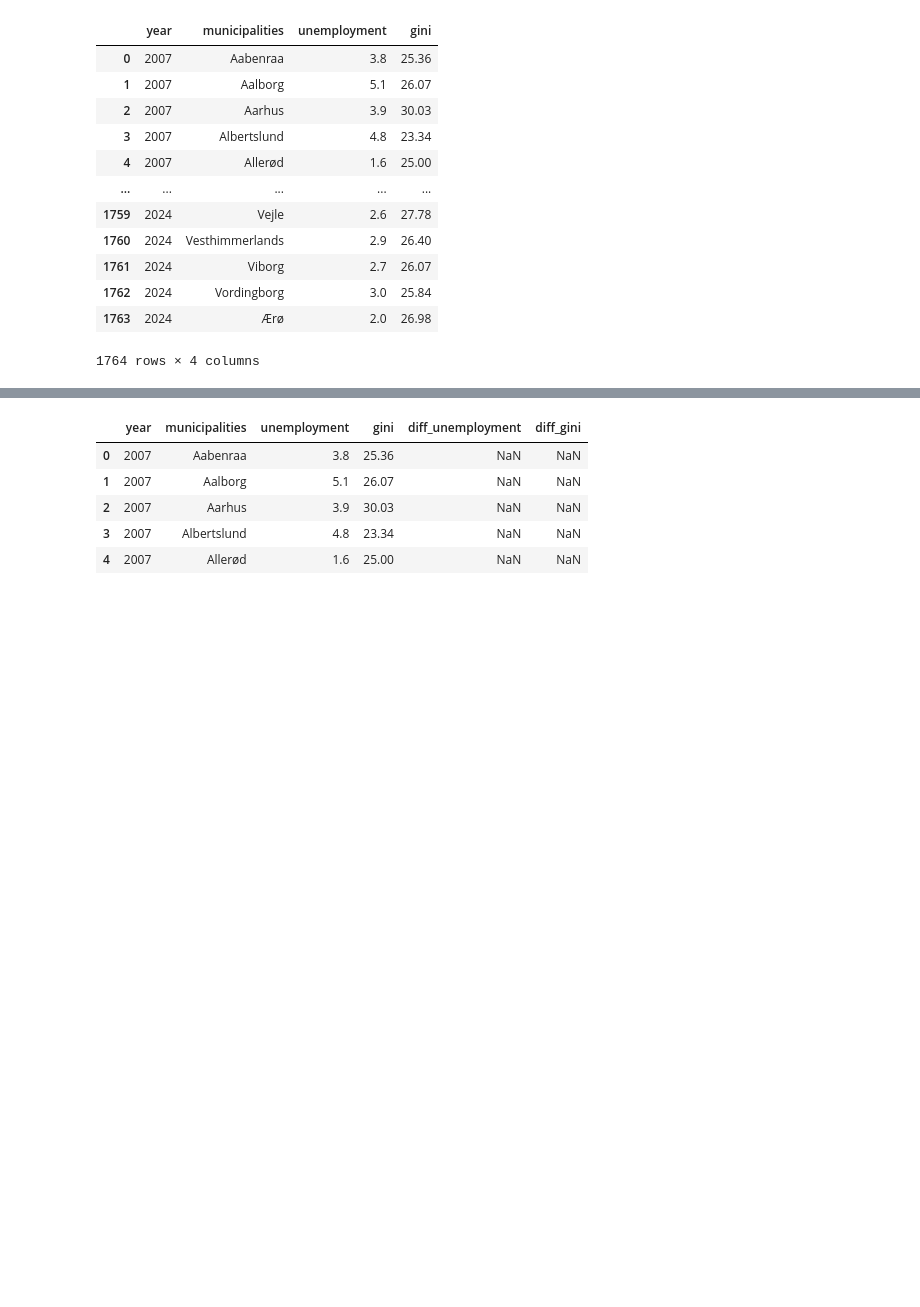
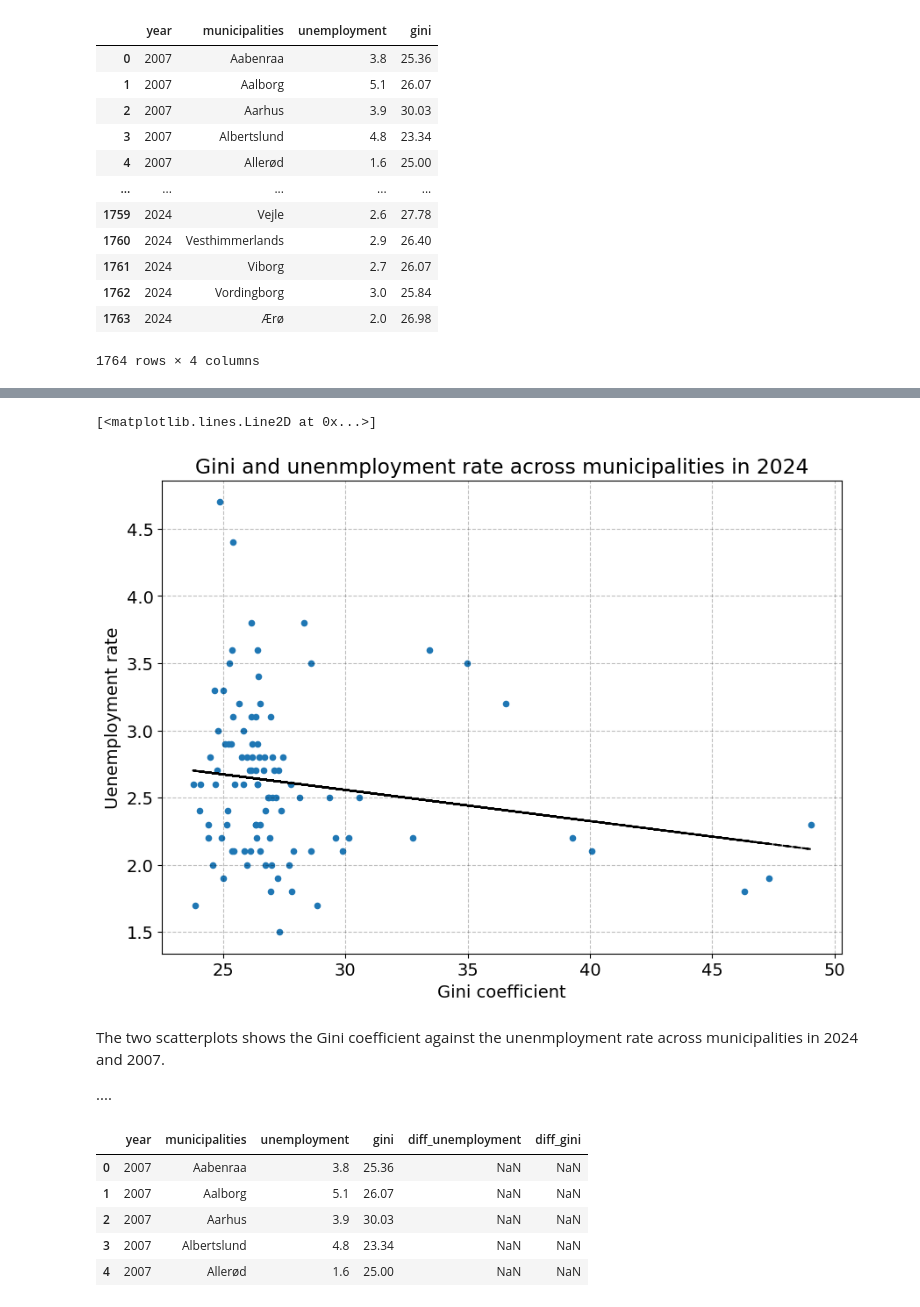
Before and after one commit to mnielsenkaplan-byte/ProgEcon4, a Jupyter notebook: Data Project.ipynb, the cells around one changed output, grey strips where cells are left out. Saved outputs shown, nothing was run; the diff lists cells and outputs as text; code cells hidden in the pictures; blank space fills up the shorter version.

```diff
--- a/Data Project.ipynb
+++ b/Data Project.ipynb
@@ -790,3 +815,27 @@ combined1['gini'] = combined1['gini'].astype(float)
+# %%
+# Makking a scatterplot for 2024
+
+combined1_2024 = combined1[combined1['year'] == 2024]
+
+fig = plt.figure(figsize = (10,7))
+ax=fig.add_subplot(1,1,1)
+ax.scatter(combined1_2024["gini"],combined1_2024["unemployment"], s=20)
+
+ax.set_title("Gini and unenmployment rate across municipalities in 2024")
+ax.set_xlabel('Gini coefficient')
+ax.set_ylabel('Uenemployment rate');
+
+# Adding a trendline
+z = np.polyfit(combined1_2024["gini"], combined1_2024["unemployment"], 1)
+p = np.poly1d(z)
+ax.plot(combined1_2024["gini"],p(combined1_2024["gini"]),color='black',ls='--',label='trendline')
+# %% [output]
+[<matplotlib.lines.Line2D at 0x...>]
+[figure, added]
+# %% [markdown]
+The two scatterplots shows the Gini coefficient against the unenmployment rate across municipalities in 2024 and 2007.
+
+....
 # %%
 # Using grupby to find the year-to-year differences
 
```
Also changed, not shown: parts of 31 cells of this notebook.
